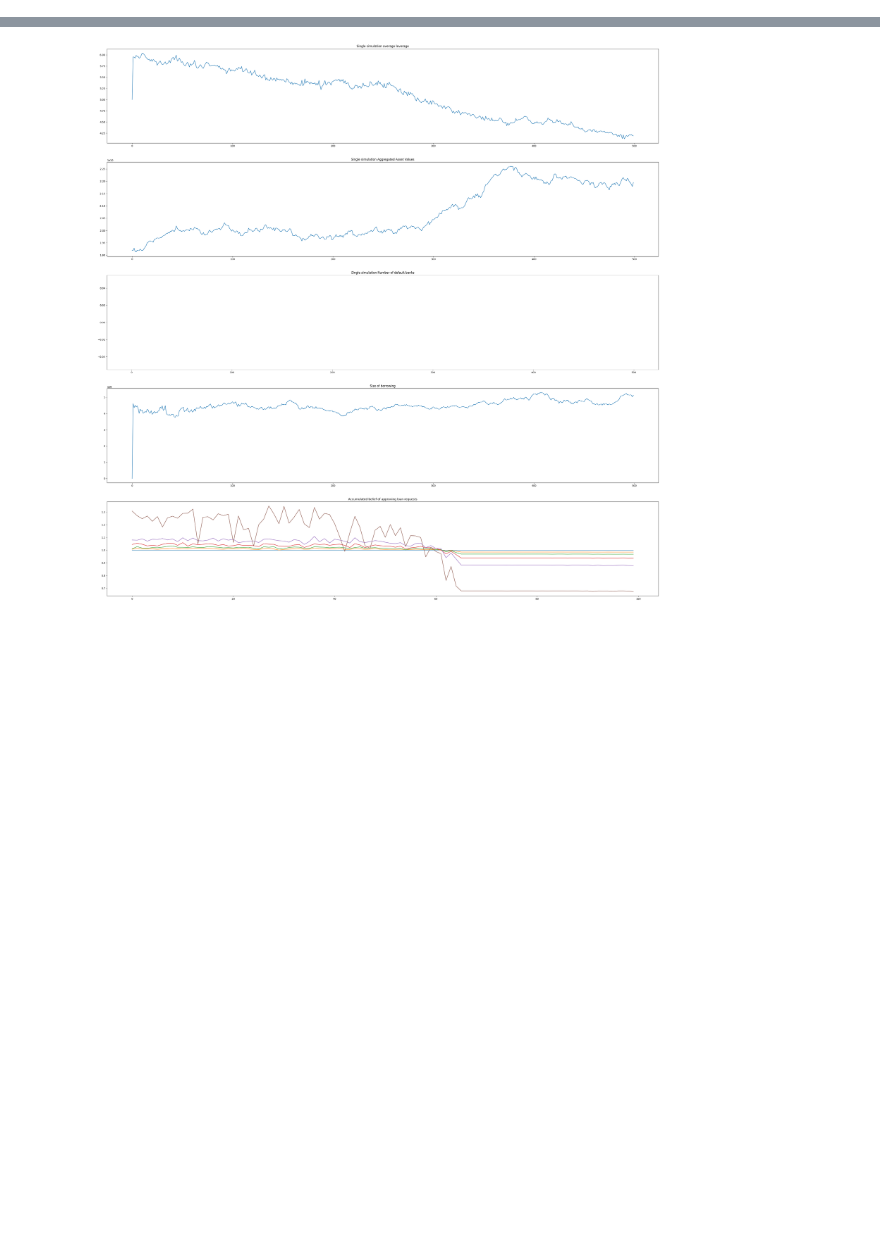
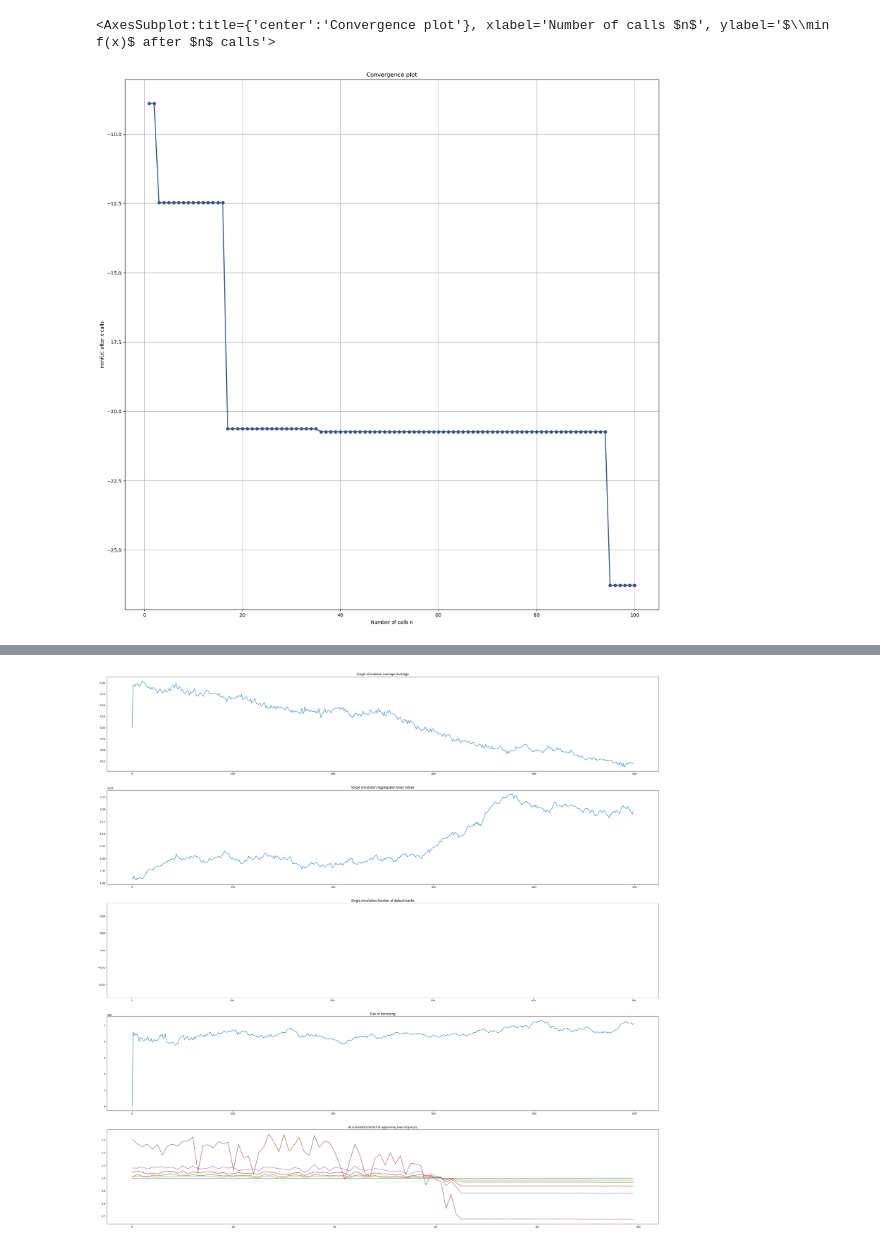
Before and after one commit to dongxulee/interbankAssets, a Jupyter notebook: bankingSystem.ipynb, the cells around one changed output, grey strips where cells are left out. Saved outputs shown, nothing was run; the diff lists cells and outputs as text; code cells hidden in the pictures; blank space fills up the shorter version.

```diff
--- a/bankingSystem.ipynb
+++ b/bankingSystem.ipynb
@@ -15,0 +16,12 @@ Error:
+# %%
+import pickle
+from skopt import gp_minimize
+from skopt.space import Real
+from skopt.plots import plot_convergence, plot_evaluations, plot_objective
+with open('results.pickle', 'rb') as f:
+    res = pickle.load(f)
+# Plot the convergence
+plot_convergence(res)
+# %% [output]
+<AxesSubplot:title={'center':'Convergence plot'}, xlabel='Number of calls $n$', ylabel='$\\min f(x)$ after $n$ calls'>
+[figure, added]
```
Also changed, not shown: parts of 3 cells of this notebook, 6 other files.
